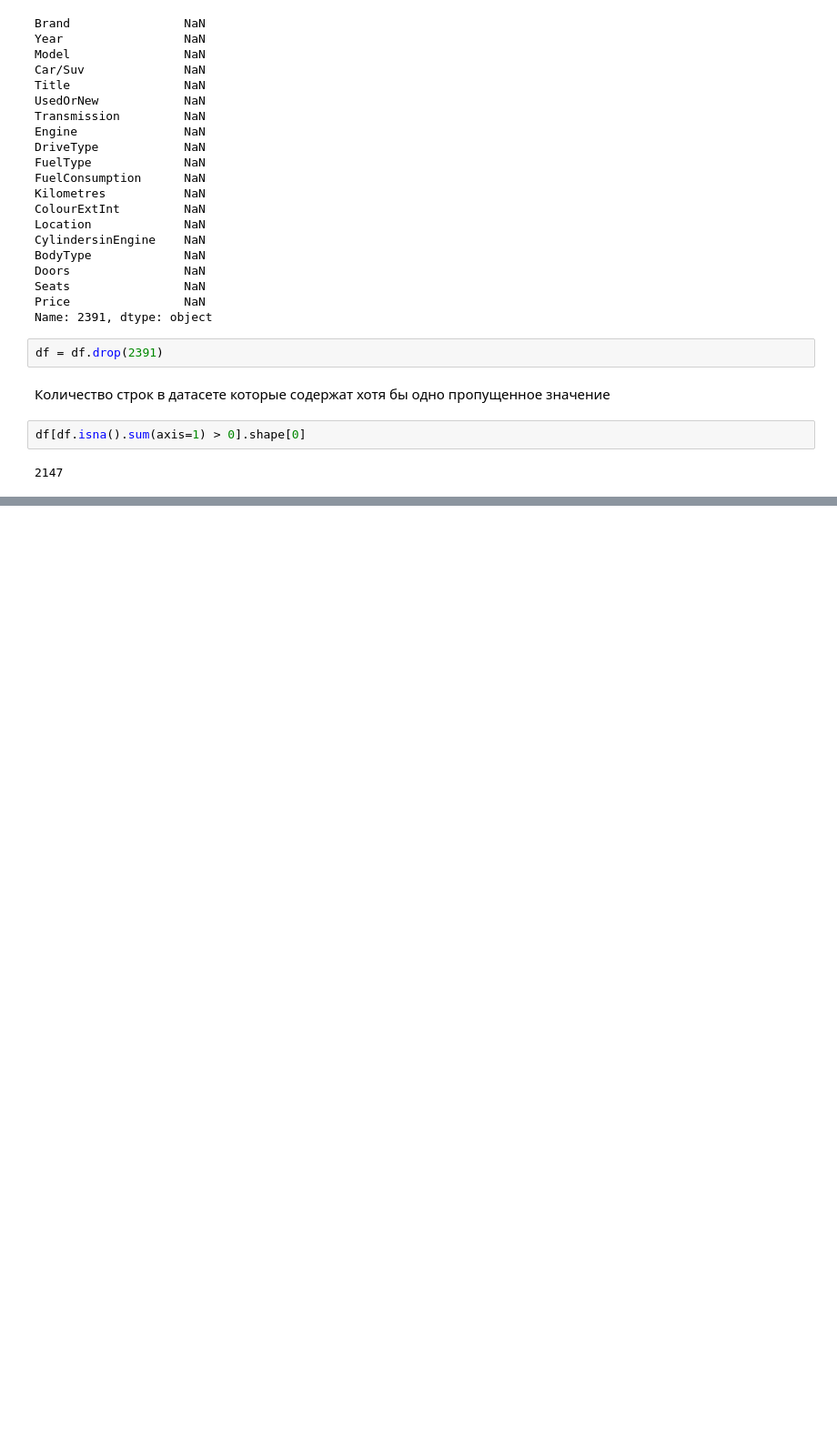
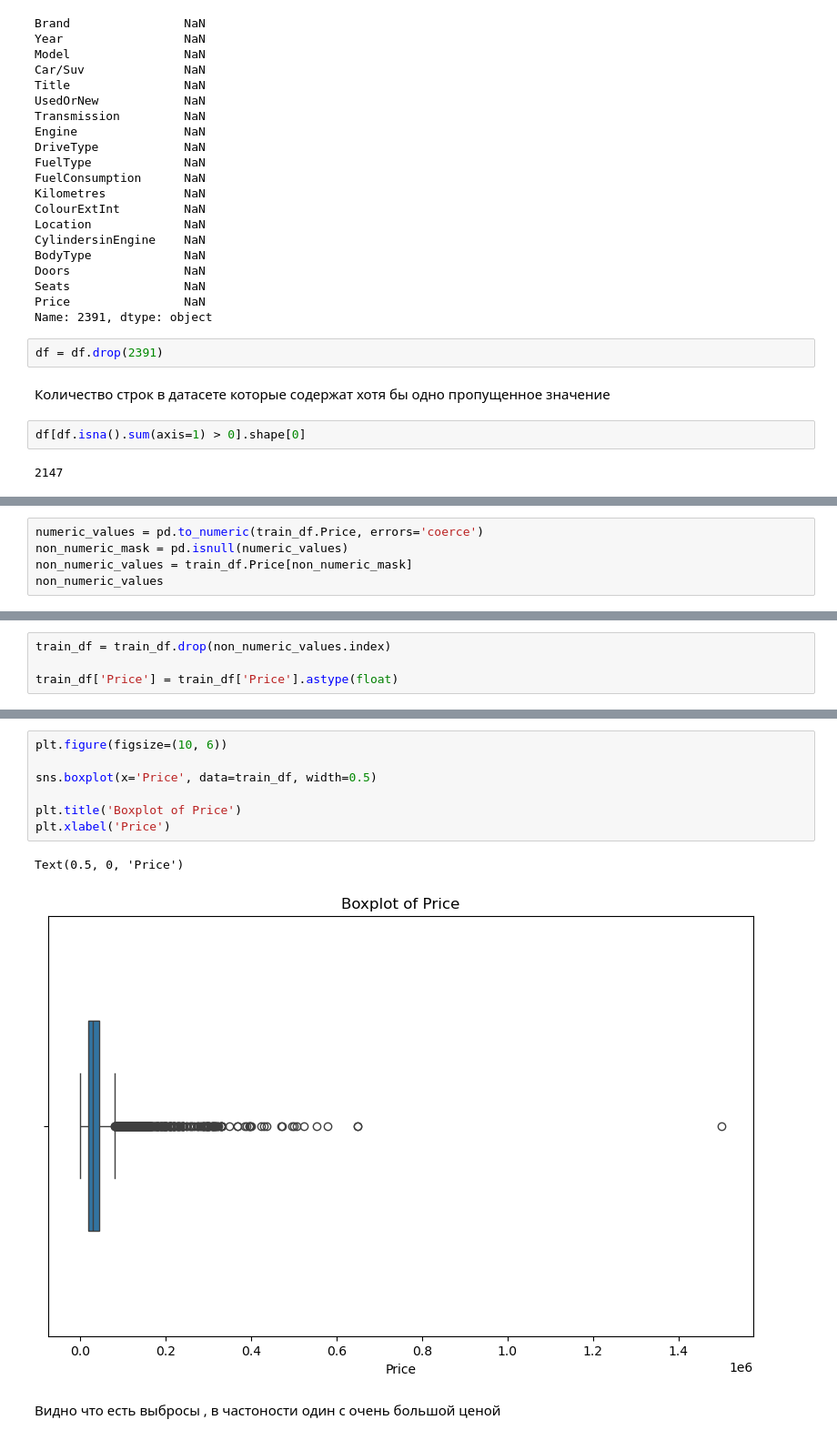
Before and after one commit to dmitryburn/workshop3, a Jupyter notebook: code/Car_price.ipynb, the cells around one changed output, grey strips where cells are left out. Shown at 91% size. Saved outputs shown, nothing was run; the diff lists cells and outputs as text; blank space fills up the shorter version.

```diff
--- a/code/Car_price.ipynb
+++ b/code/Car_price.ipynb
@@ -140,0 +225,5 @@ df[df.isna().sum(axis=1) > 0].shape[0]
+# %%
+numeric_values = pd.to_numeric(train_df.Price, errors='coerce')
+non_numeric_mask = pd.isnull(numeric_values)
+non_numeric_values = train_df.Price[non_numeric_mask]
+non_numeric_values
@@ -140,0 +256,4 @@ df[df.isna().sum(axis=1) > 0].shape[0]
+# %%
+train_df = train_df.drop(non_numeric_values.index)
+
+train_df['Price'] = train_df['Price'].astype(float)
@@ -140,0 +272,12 @@ df[df.isna().sum(axis=1) > 0].shape[0]
+# %%
+plt.figure(figsize=(10, 6))
+
+sns.boxplot(x='Price', data=train_df, width=0.5)
+
+plt.title('Boxplot of Price')
+plt.xlabel('Price')
+# %% [output]
+Text(0.5, 0, 'Price')
+[figure, added]
+# %% [markdown]
+Видно что есть выбросы , в частоности один с очень большой ценой
```
Also changed, not shown: parts of 64 cells of this notebook.
